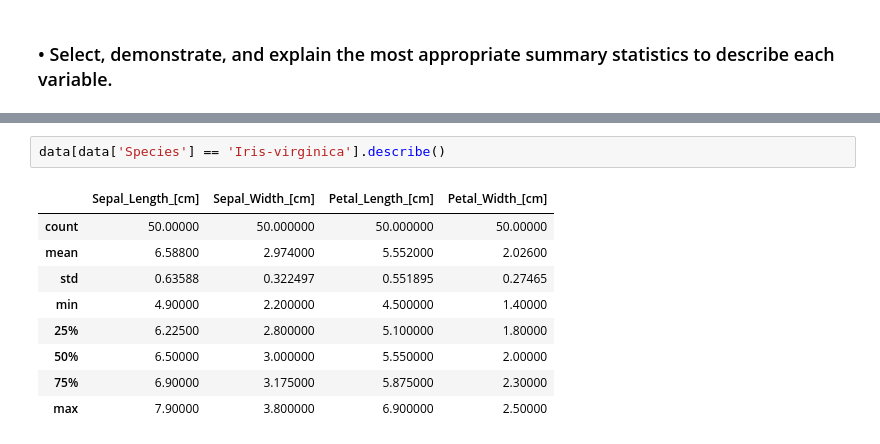
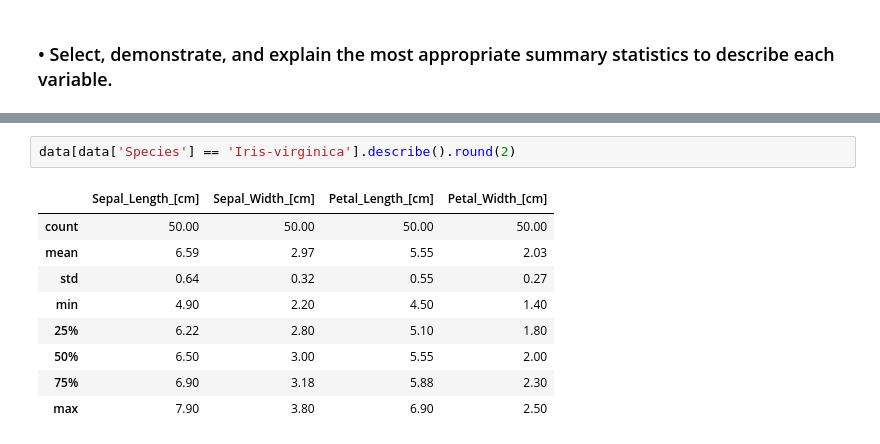
Before and after one commit to shanekeenan/fundamentals_of_data_analysis, a Jupyter notebook: project.ipynb, the cells around one changed output, grey strips where cells are left out. Cells and saved outputs as stored; diff of their text form.

```diff
--- a/project.ipynb
+++ b/project.ipynb
@@ -188,13 +190,13 @@ data[data['Species'] == 'Iris-setosa'].describe()
 # %%
-data[data['Species'] == 'Iris-virginica'].describe()
+data[data['Species'] == 'Iris-virginica'].describe().round(2)
 # %% [output]
 |  | Sepal_Length_[cm] | Sepal_Width_[cm] | Petal_Length_[cm] | Petal_Width_[cm] |
-| count | 50.00000 | 50.000000 | 50.000000 | 50.00000 |
-| mean | 6.58800 | 2.974000 | 5.552000 | 2.02600 |
-| std | 0.63588 | 0.322497 | 0.551895 | 0.27465 |
-| min | 4.90000 | 2.200000 | 4.500000 | 1.40000 |
-| 25% | 6.22500 | 2.800000 | 5.100000 | 1.80000 |
-| 50% | 6.50000 | 3.000000 | 5.550000 | 2.00000 |
-| 75% | 6.90000 | 3.175000 | 5.875000 | 2.30000 |
-| max | 7.90000 | 3.800000 | 6.900000 | 2.50000 |
+| count | 50.00 | 50.00 | 50.00 | 50.00 |
+| mean | 6.59 | 2.97 | 5.55 | 2.03 |
+| std | 0.64 | 0.32 | 0.55 | 0.27 |
+| min | 4.90 | 2.20 | 4.50 | 1.40 |
+| 25% | 6.22 | 2.80 | 5.10 | 1.80 |
+| 50% | 6.50 | 3.00 | 5.55 | 2.00 |
+| 75% | 6.90 | 3.18 | 5.88 | 2.30 |
+| max | 7.90 | 3.80 | 6.90 | 2.50 |
 # %%
```
Also changed, not shown: parts of 29 cells of this notebook.
